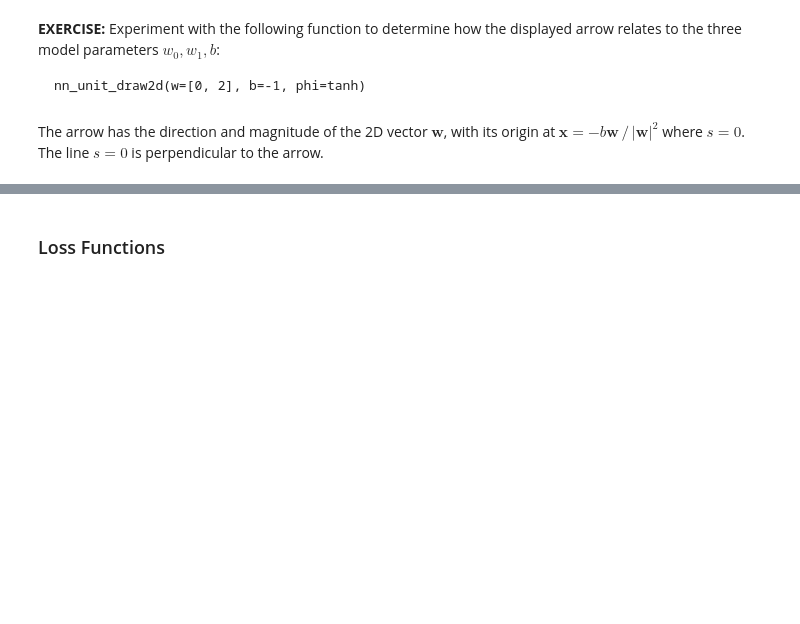
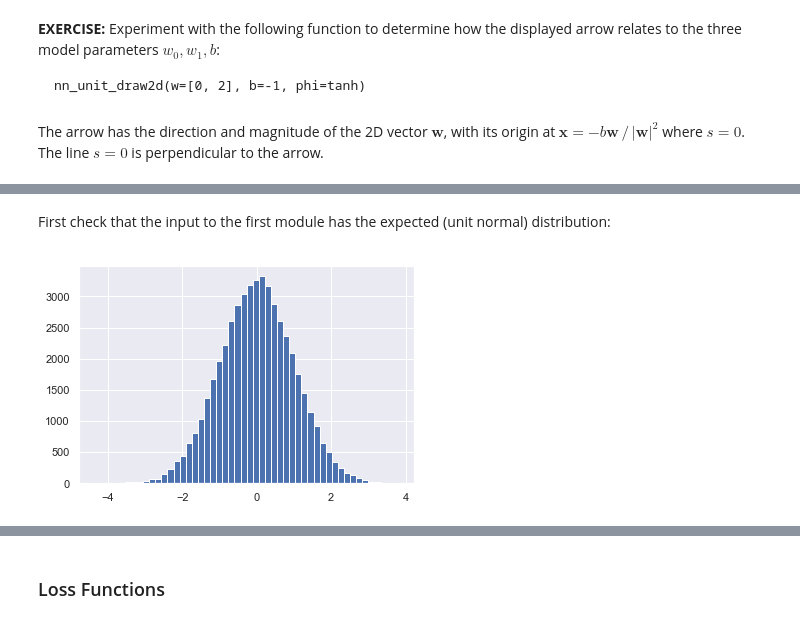
Before and after one commit to dkirkby/MachineLearningStatistics, a Jupyter notebook: notebooks/NeuralNetworks.ipynb, the cells around one changed output, grey strips where cells are left out. Drawn from its saved outputs; the diff is of its cells as text; code cells hidden in the pictures; blank space fills up the shorter version.

```diff
--- a/notebooks/NeuralNetworks.ipynb
+++ b/notebooks/NeuralNetworks.ipynb
@@ -332,0 +379,14 @@ plt.ylabel('Network output');
+# %%
+torch.manual_seed(123)
+
+N, D = 500, 100
+Xin = torch.randn(N, D)
+
+net = torch.nn.Sequential(
+    torch.nn.Linear(D, 2 * D),
+    torch.nn.Tanh(),
+    torch.nn.Linear(2 * D, D),
+    torch.nn.ReLU(),
+    torch.nn.Linear(D, 10)
+)
+print(net)
@@ -332,0 +422,6 @@ plt.ylabel('Network output');
+# %% [markdown]
+First check that the input to the first module has the expected (unit normal) distribution:
+# %%
+plt.hist(net[0].input.reshape(-1), bins=50);
+# %% [output]
+[figure, added]
```
Also changed, not shown: parts of 166 cells of this notebook.
